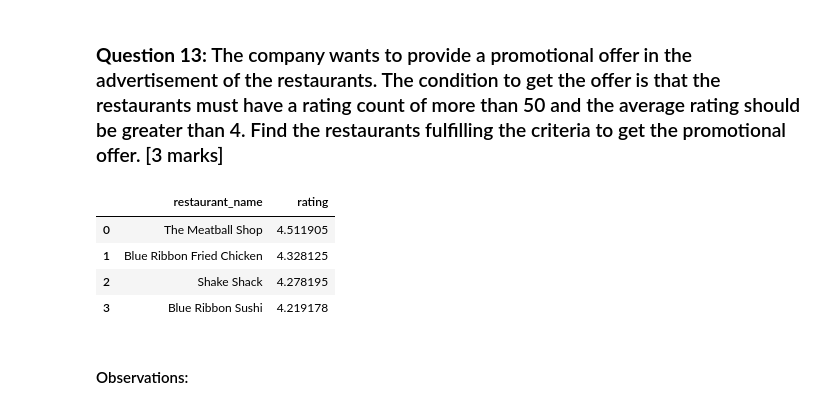
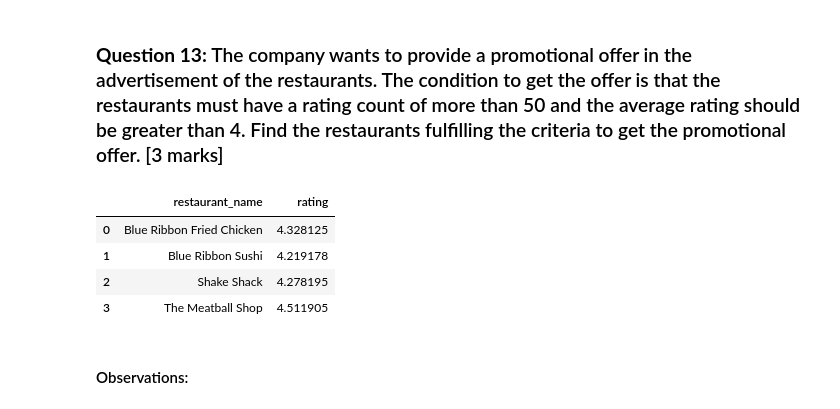
Before and after one commit to NotoriousGOR/learning, a Jupyter notebook: MachineLearningProgram/PythonFoundations/project/PYF_Project_LearnerNotebook_FullCode.ipynb, the cells around one changed output. Drawn from its saved outputs; the diff is of its cells as text; code cells hidden in the pictures.

```diff
--- a/MachineLearningProgram/PythonFoundations/project/PYF_Project_LearnerNotebook_FullCode.ipynb
+++ b/MachineLearningProgram/PythonFoundations/project/PYF_Project_LearnerNotebook_FullCode.ipynb
@@ -265,35 +265,30 @@ Customers with ids: 52832, 47440, and 83287 are the top 3 customers with 13, 10,
 # %%
 # Filter the rated restaurants
 data = df[df["rating"] != "Not given"].copy()
 
 # Convert rating column from object to integer
 data["rating"] = data["rating"].astype("int")
 
 # Create a dataframe that contains the restaurant names with their rating counts
-rating_count = (
-    data.groupby(["restaurant_name"])["rating"]
-    .count()
-    .sort_values(ascending=False)
-    .reset_index()
-)
+rating_count = data["restaurant_name"].value_counts()
 
 # Get the restaurant names that have rating count more than 50
-rest_names = rating_count.loc[rating_count["rating"] > 50]["restaurant_name"]
+rest_names = rating_count.index[rating_count.gt(50)]
 
 # Filter restaurants that are both in rest_names and original clone
-filtered_res = data.loc[data['restaurant_name'].isin(rest_names)]
+filtered_res = data[data["restaurant_name"].isin(rest_names)]
 
-# group restaurants and average then sort and reset index to make it pretty
-final_data = filtered_res.groupby(['restaurant_name'])['rating'].mean().sort_values(ascending = False).reset_index()
+# Group restaurants and average then sort and reset index to make it pretty
+final_data = filtered_res.groupby(["restaurant_name"])["rating"].mean().reset_index()
 
-# ensure that the average is greater than 4
-final_data.loc[final_data["rating"] > 4]
+# Ensure that the average is greater than 4
+final_data[final_data["rating"] > 4]
 # %% [output]
 |  | restaurant_name | rating |
-| 0 | The Meatball Shop | 4.511905 |
-| 1 | Blue Ribbon Fried Chicken | 4.328125 |
+| 0 | Blue Ribbon Fried Chicken | 4.328125 |
+| 1 | Blue Ribbon Sushi | 4.219178 |
 | 2 | Shake Shack | 4.278195 |
-| 3 | Blue Ribbon Sushi | 4.219178 |
+| 3 | The Meatball Shop | 4.511905 |
 # %% [markdown]
 #### Observations:
 # %% [markdown]
```
Also changed, not shown: 1 other file.
